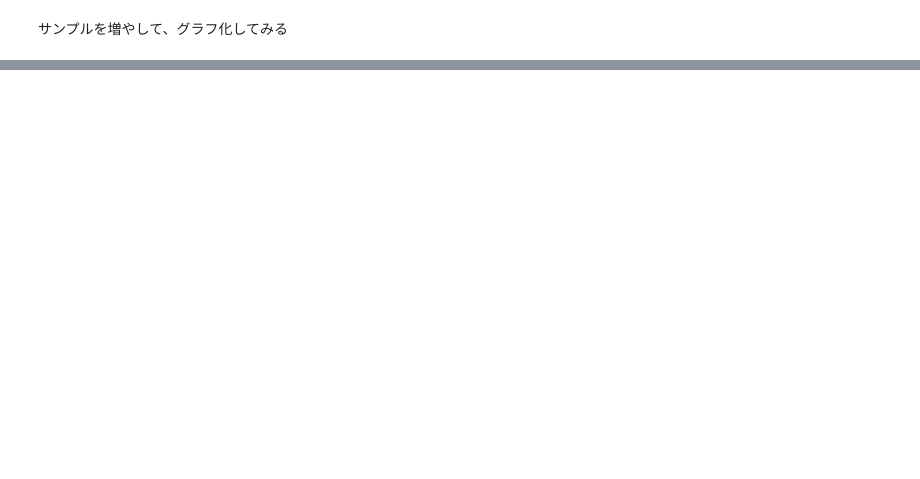
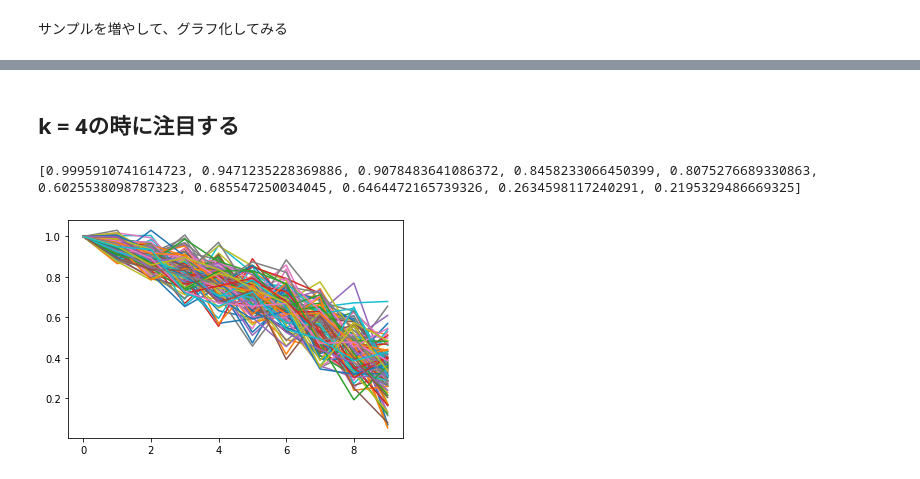
Before and after one commit to KaitoMuraoka/BasicQuantumAlgorithm, a Jupyter notebook: main/Second.ipynb, the cells around one changed output, grey strips where cells are left out. Cells and saved outputs as stored; diff of their text form; code cells hidden in the pictures; blank space fills up the shorter version.

```diff
--- a/main/Second.ipynb
+++ b/main/Second.ipynb
@@ -463,0 +444,2 @@ plt.plot(std_array)
+# %% [markdown]
+## k = 4の時に注目する
@@ -463,0 +499,26 @@ plt.plot(std_array)
+# %%
+nqubits = 5
+k = 4
+k_array = []
+for i in range(10):
+    noisy_grover_graph_output_k(nqubits, 10, i / 10, k)
+
+print(k_array)
+# %% [output]
+[0.9995910741614723, 0.9471235228369886, 0.9078483641086372, 0.8458233066450399, 0.8075276689330863, 0.6025538098787323, 0.685547250034045, 0.6464472165739326, 0.2634598117240291, 0.2195329486669325]
+# %%
+max_result = []
+nqubits = 5
+k = 4
+
+for i in range(100):
+    k_array = []
+    for j in range(10):
+        noisy_grover_graph_output_k(nqubits, 10, j / 10, k)
+    max_result.append(k_array)
+
+# print(max_result)
+for i in max_result:
+    plt.plot(i)
+# %% [output]
+[figure, added]
```
Also changed, not shown: parts of 11 cells of this notebook.
